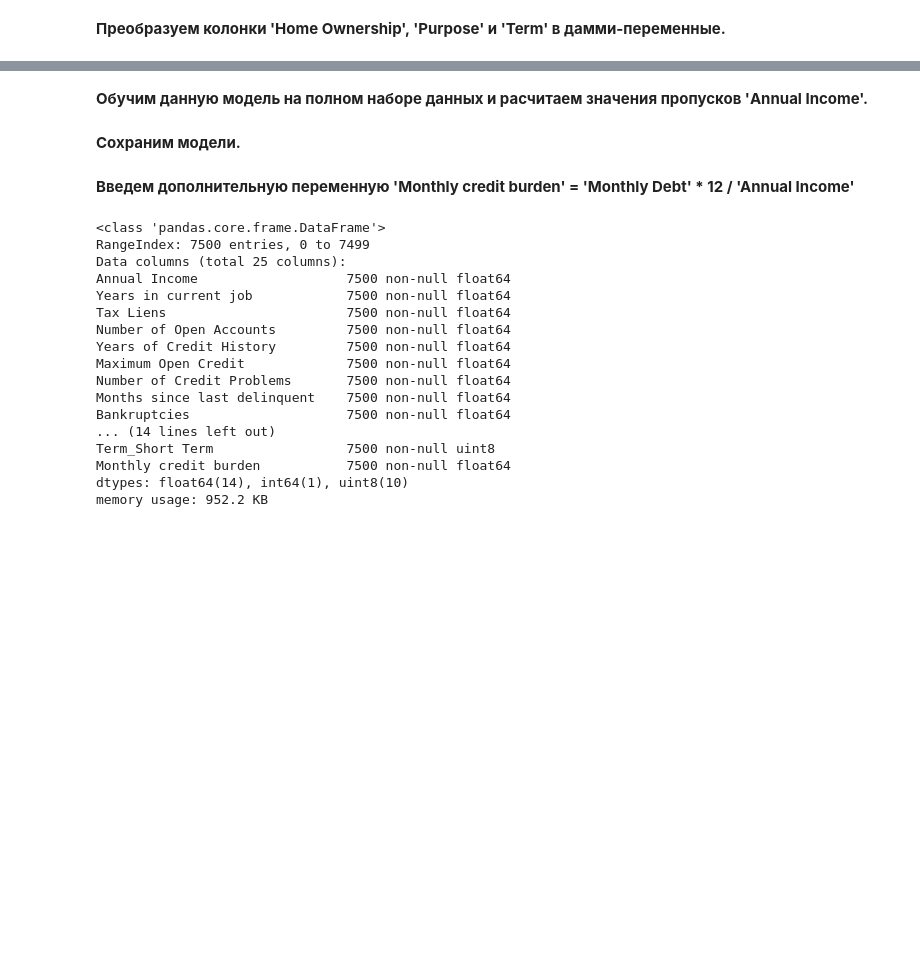
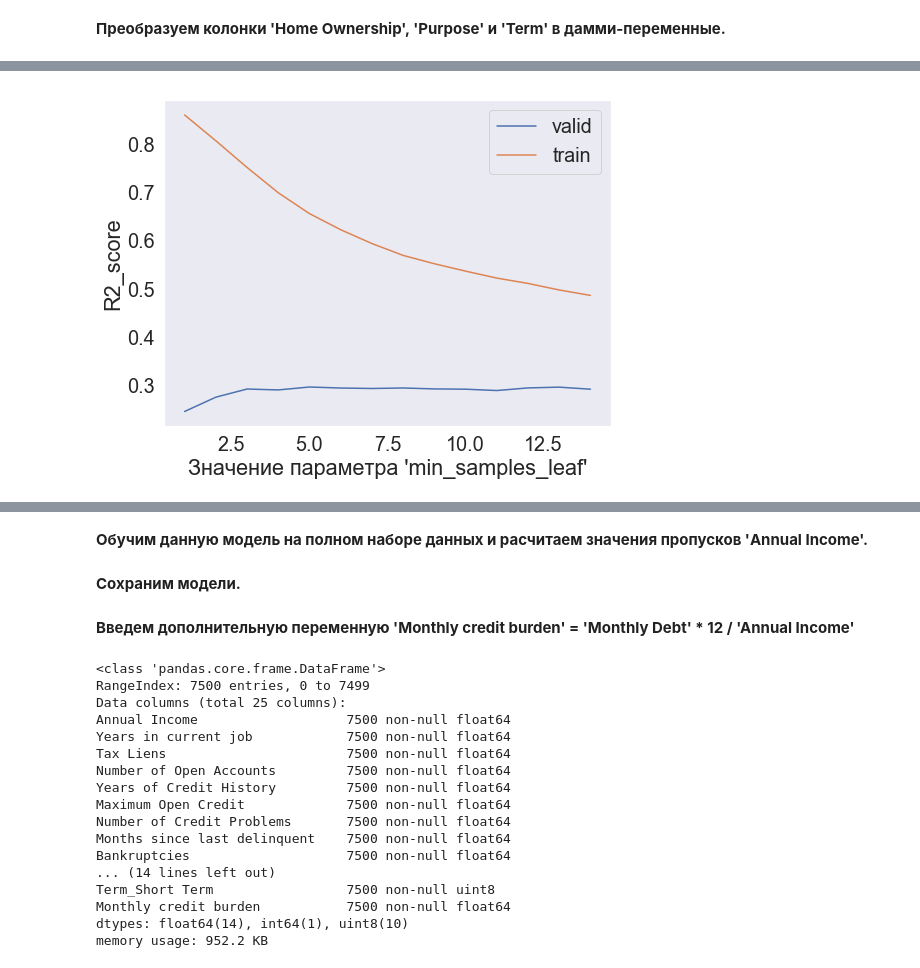
Before and after one commit to GruXsqK/Python_Libraries_for_Data_Science, a Jupyter notebook: ABelinskiy_solution.ipynb, the cells around one changed output, grey strips where cells are left out. Cells and saved outputs as stored; diff of their text form; code cells hidden in the pictures; blank space fills up the shorter version.

```diff
--- a/ABelinskiy_solution.ipynb
+++ b/ABelinskiy_solution.ipynb
@@ -473,0 +540,4 @@ __Разобьем датасет на X и Y, выполним нормализ
+# %%
+plot_r2_forest(X_train_score, Y_train_score, X_test_score, Y_test_score, 'min_samples_leaf', np.arange(1, 15))
+# %% [output]
+[figure, added]
```
Also changed, not shown: parts of 57 cells of this notebook, 15 other files.
